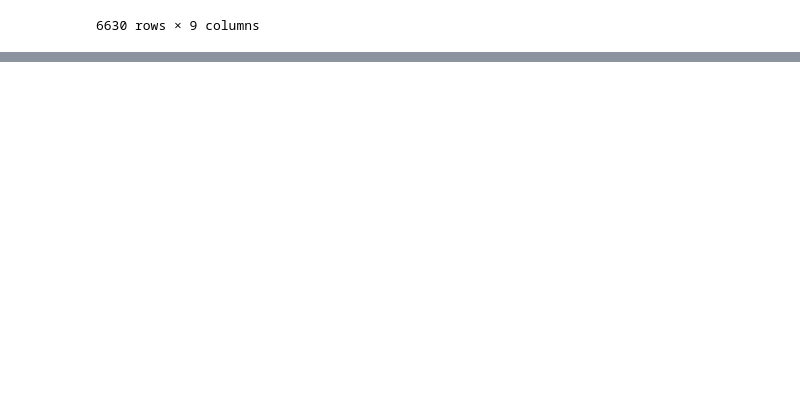
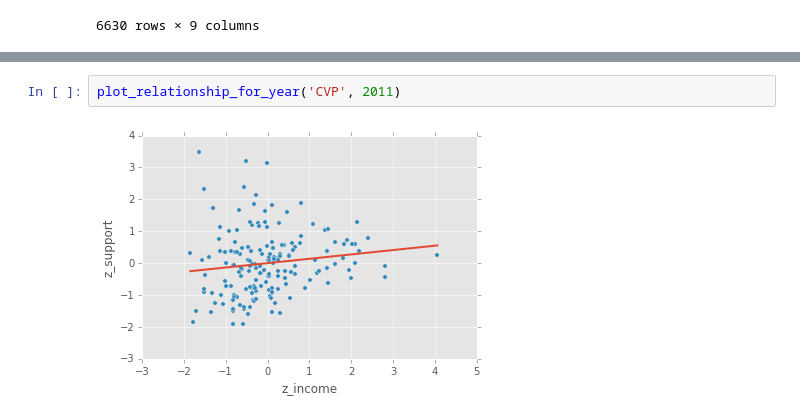
Before and after one commit to ciyer/election-ch, a Jupyter notebook: Income-Analysis.ipynb, the cells around one changed output, grey strips where cells are left out. Drawn from its saved outputs; the diff is of its cells as text; blank space fills up the shorter version.

```diff
--- a/Income-Analysis.ipynb
+++ b/Income-Analysis.ipynb
@@ -74,0 +106,4 @@ df
+# %%
+plot_relationship_for_year('CVP', 2011)
+# %% [output]
+[figure, added]
```
Also changed, not shown: parts of 7 cells of this notebook.
